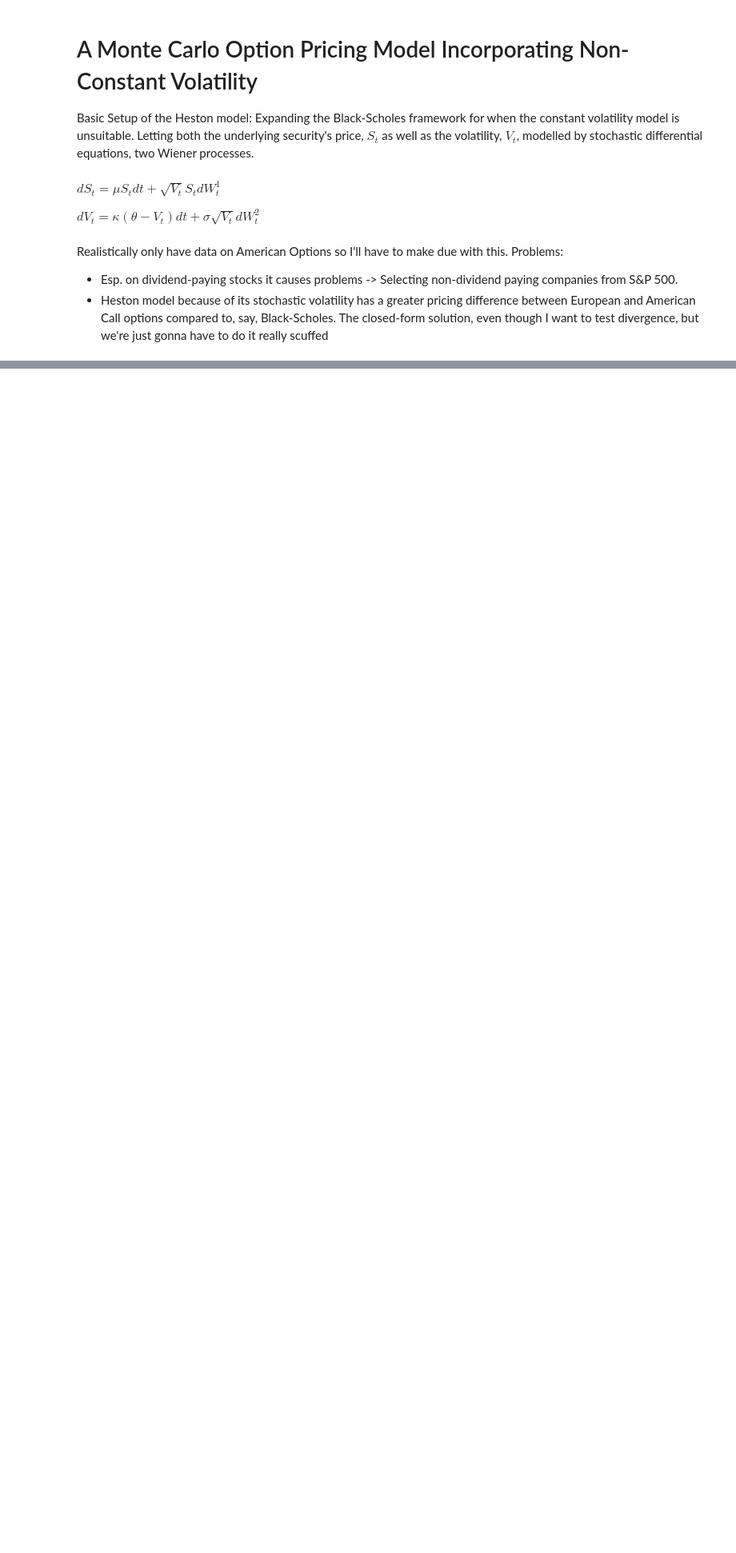
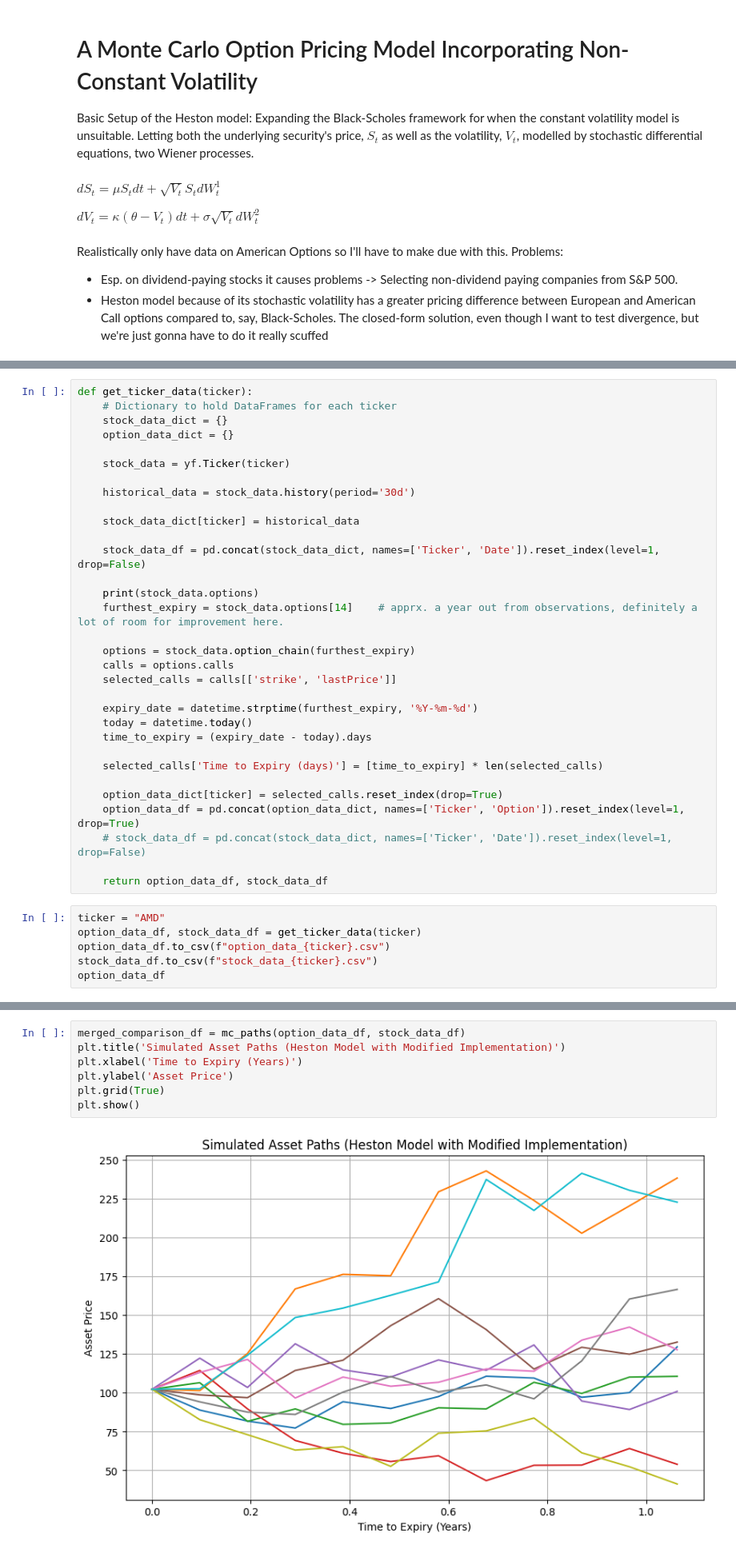
Before and after one commit to OscarAdserballe/Heston-Model, a Jupyter notebook: model.ipynb, the cells around one changed output, grey strips where cells are left out. Shown at 80% size. Drawn from its saved outputs; the diff is of its cells as text; blank space fills up the shorter version.

```diff
--- a/model.ipynb
+++ b/model.ipynb
@@ -13,0 +22,38 @@ Problems:
+# %%
+def get_ticker_data(ticker):
+    # Dictionary to hold DataFrames for each ticker
+    stock_data_dict = {}
+    option_data_dict = {}
+
+    stock_data = yf.Ticker(ticker)
+
+    historical_data = stock_data.history(period='30d')
+
+    stock_data_dict[ticker] = historical_data
+
+    stock_data_df = pd.concat(stock_data_dict, names=['Ticker', 'Date']).reset_index(level=1, drop=False)
+
+    print(stock_data.options)
+    furthest_expiry = stock_data.options[14]    # apprx. a year out from observations, definitely a lot of room for improvement here.
+
+    options = stock_data.option_chain(furthest_expiry)
+    calls = options.calls
+    selected_calls = calls[['strike', 'lastPrice']]
+
+    expiry_date = datetime.strptime(furthest_expiry, '%Y-%m-%d')
+    today = datetime.today()
+    time_to_expiry = (expiry_date - today).days
+
+    selected_calls['Time to Expiry (days)'] = [time_to_expiry] * len(selected_calls)
+
+    option_data_dict[ticker] = selected_calls.reset_index(drop=True)
+    option_data_df = pd.concat(option_data_dict, names=['Ticker', 'Option']).reset_index(level=1, drop=True)
+    # stock_data_df = pd.concat(stock_data_dict, names=['Ticker', 'Date']).reset_index(level=1, drop=False)
+
+    return option_data_df, stock_data_df
+# %%
+ticker = "AMD"
+option_data_df, stock_data_df = get_ticker_data(ticker)
+option_data_df.to_csv(f"option_data_{ticker}.csv")
+stock_data_df.to_csv(f"stock_data_{ticker}.csv")
+option_data_df
@@ -13,0 +165,9 @@ Problems:
+# %%
+merged_comparison_df = mc_paths(option_data_df, stock_data_df)
+plt.title('Simulated Asset Paths (Heston Model with Modified Implementation)')
+plt.xlabel('Time to Expiry (Years)')
+plt.ylabel('Asset Price')
+plt.grid(True)
+plt.show()
+# %% [output]
+[figure, added]
```
Also changed, not shown: parts of 23 cells of this notebook, 8 other files.
